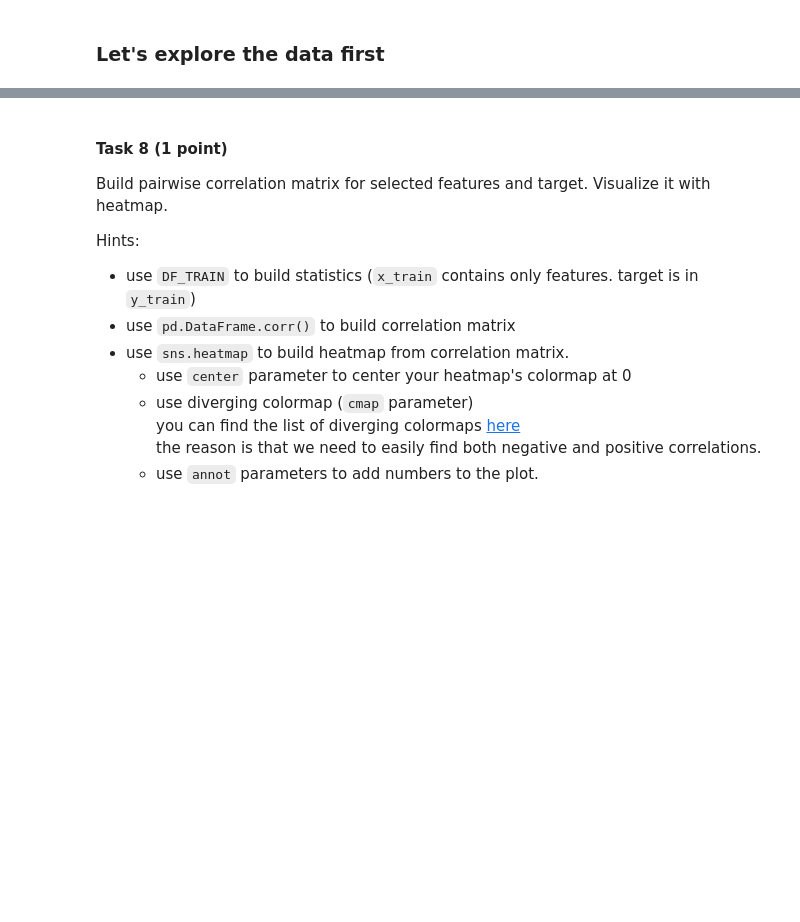
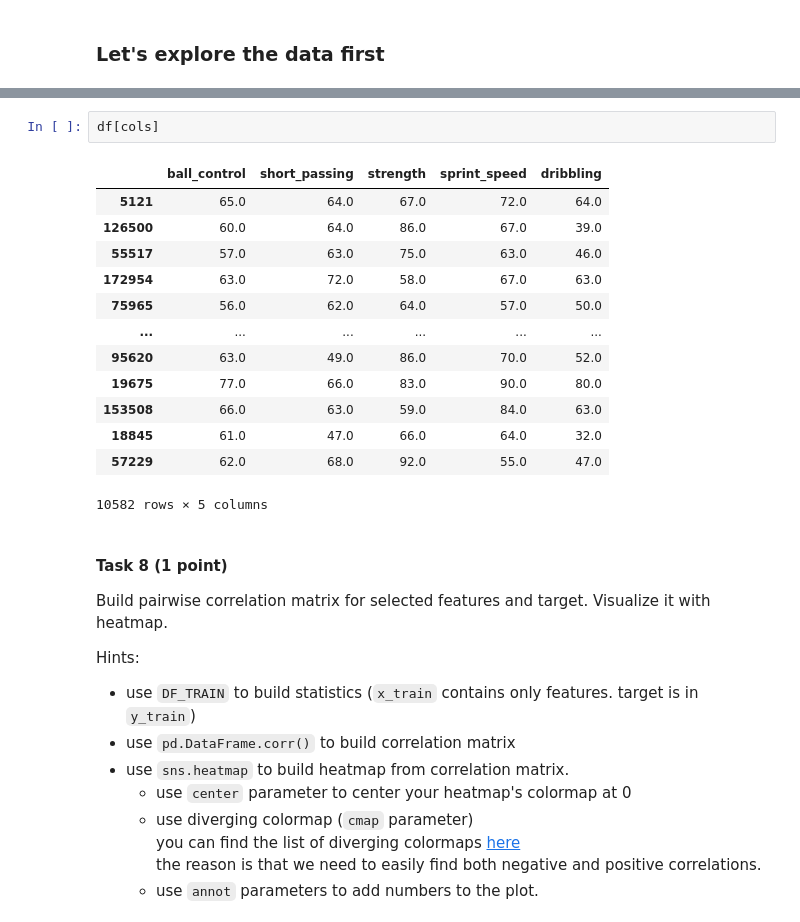
Before and after one commit to codekot/linear_regression, a Jupyter notebook: linear_regression.ipynb, the cells around one changed output, grey strips where cells are left out. Drawn from its saved outputs; the diff is of its cells as text; blank space fills up the shorter version.

```diff
--- a/linear_regression.ipynb
+++ b/linear_regression.ipynb
@@ -801,3 +806,19 @@ print(cols)
+# %%
+df[cols]
+# %% [output]
+|  | ball_control | short_passing | strength | sprint_speed | dribbling |
+| 5121 | 65.0 | 64.0 | 67.0 | 72.0 | 64.0 |
+| 126500 | 60.0 | 64.0 | 86.0 | 67.0 | 39.0 |
+| 55517 | 57.0 | 63.0 | 75.0 | 63.0 | 46.0 |
+| 172954 | 63.0 | 72.0 | 58.0 | 67.0 | 63.0 |
+| 75965 | 56.0 | 62.0 | 64.0 | 57.0 | 50.0 |
+| ... | ... | ... | ... | ... | ... |
+| 95620 | 63.0 | 49.0 | 86.0 | 70.0 | 52.0 |
+| 19675 | 77.0 | 66.0 | 83.0 | 90.0 | 80.0 |
+| 153508 | 66.0 | 63.0 | 59.0 | 84.0 | 63.0 |
+| 18845 | 61.0 | 47.0 | 66.0 | 64.0 | 32.0 |
+| 57229 | 62.0 | 68.0 | 92.0 | 55.0 | 47.0 |
+10582 rows × 5 columns
 # %% [markdown]
 #### Task 8 (1 point)
 
```
Also changed, not shown: parts of 7 cells of this notebook.
